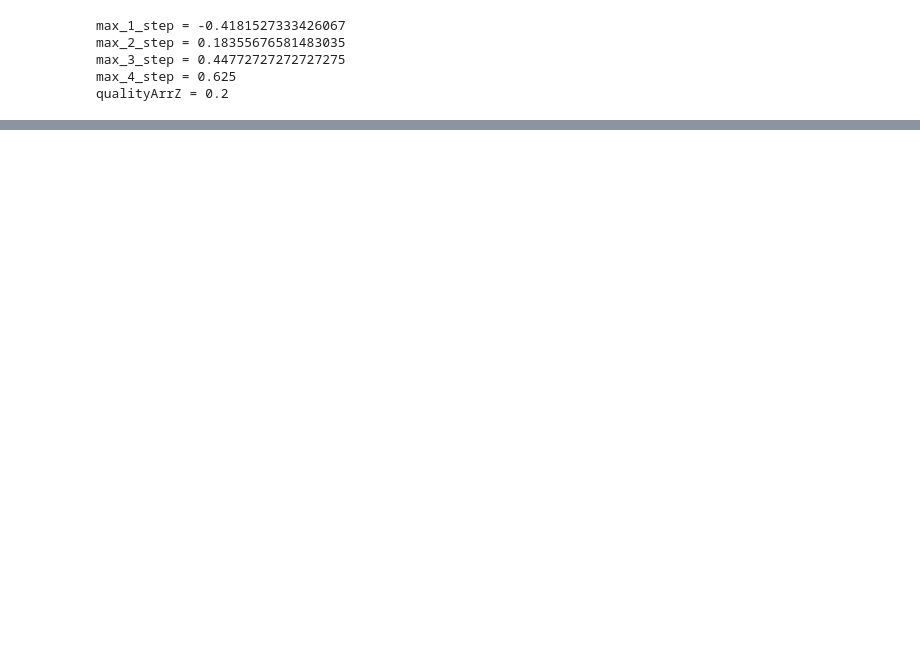
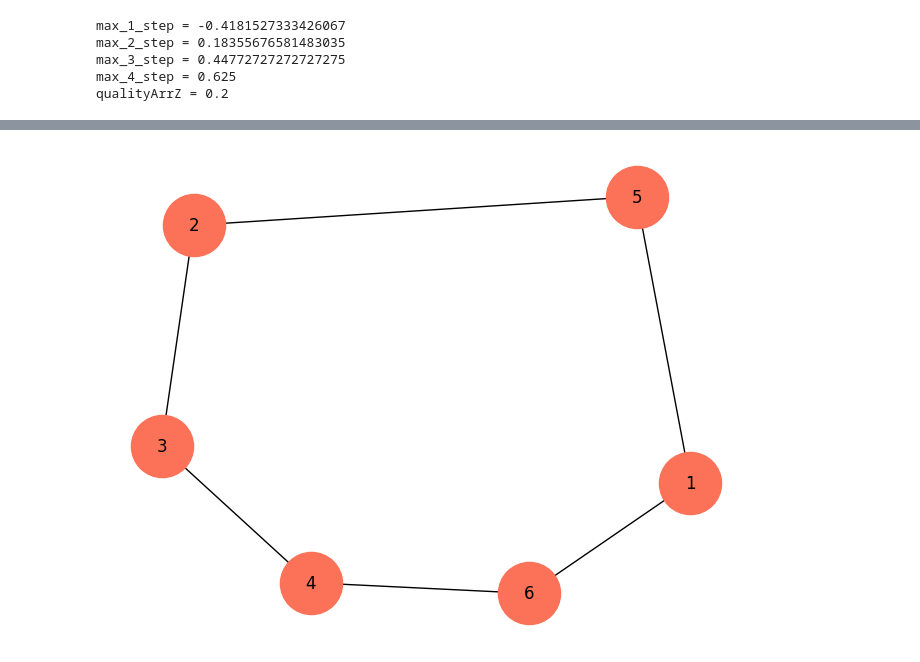
Before and after one commit to zina1t/-, a Jupyter notebook: Искусственный интеллект/Рабочая_тетрадь_6/Griaztsov_V_Workbook6.ipynb, the cells around one changed output, grey strips where cells are left out. Drawn from its saved outputs; the diff is of its cells as text; code cells hidden in the pictures; blank space fills up the shorter version.

```diff
--- a/Искусственный интеллект/Рабочая_тетрадь_6/Griaztsov_V_Workbook6.ipynb
+++ b/Искусственный интеллект/Рабочая_тетрадь_6/Griaztsov_V_Workbook6.ipynb
@@ -216,0 +303,87 @@ qualityArrZ = 0.2
+# %%
+# вычисление длины ребра
+def edgeLength(i, j, distances, roundTrip = True):
+    if roundTrip:
+        return max([(item[2] if (item[0] == i and item[1] == j) or (item[0] == i and item[1] == j) else -1) \
+                    for item in distances])
+    else:
+        return max([(item[2] if (item[0] == i and item[1] == j) else -1) \
+                    for item in distances])
+
+# вычисление длины маршрута
+def routeLength(V, distances):
+    edges = []
+
+    for i in range(len(V) - 1):
+        edges.append(edgeLength(V[i], V[i+1], distances))
+
+    return sum(edges)
+
+# одна перестановка в пути
+def routeOneReplacement(arrV, Z, replacementByName = True):
+    decrement = 1 if replacementByName else 0
+
+    arrV[Z[0] - decrement], arrV[Z[1] - decrement] = arrV[Z[1] - decrement], arrV[Z[0] - decrement]
+
+    return arrV
+
+# перестановки в пути
+def routeReplacement(V, Z):
+    for z in Z:
+        V = routeOneReplacement(V, z)
+    return V
+
+# выбор нужного пути методом отжига
+
+def chooseRoute(distances, V, Z, T, P):
+    sumLength = routeLength(V, distances) # нахождение длины пути
+    arrSum = [sumLength] # массив сумм длин
+
+    # циклы методом отжига
+    for i in range(len(Z)):
+        newV = routeOneReplacement(V[:], Z[i]) # новый маршрут после перестановки
+        newS = routeLength(newV, distances) # длина нового маршрута
+        arrSum.append(newS)
+        deltaS = newS - sumLength # разница между длиной нового и старого маршрутов
+
+        # в случае, если разница между длинами больше 0, то вычисляется вероятность
+        if deltaS > 0:
+            p = probabilty(deltaS, T) # подсчет вероятности
+
+            # если заданная вероятность попадает в интервал от 0 до p, то новый маршрут выбирается
+            if p > P[i]:
+                V = newV
+                sumLength = newS
+        else:
+            V = newV
+            sumLength = newS
+
+        T = reductTemp(T) # вычисление температуры
+
+    return V, arrSum
+
+# отрисовка графа по заданному маршруту
+
+def drawRouteGraph(distances, bestRoute):
+    newDistances = []
+    # прохождение по вектору
+    for i in range(len(bestRoute) - 1):
+        for distance in distances:
+            if distance[0] == bestRoute[i] and distance[1] == bestRoute[i+1] \
+            or distance[1] == bestRoute[i] and distance[0] == bestRoute[i+1]:
+                newDistances.append(distance)
+
+    graph = nx.Graph()
+    graph.add_weighted_edges_from(newDistances)
+
+    nx.draw_kamada_kawai(graph, node_color = '#fb7258', node_size = 2000, with_labels = True)
+
+
+bestRoute, arrLength = chooseRoute(distances, V, Z, T, P)
+
+print(f'Лучший выбранный маршрут: {bestRoute}')
+print(f'Длина лучшего выбранного маршрута: {routeLength(bestRoute, distances)}')
+print(f'Длины всех рассмотренных маршрутов: {arrLength}')
+
+drawRouteGraph(distances, bestRoute)
+# %% [output]
@@ -216,0 +393 @@ qualityArrZ = 0.2
+[figure, added]
```
Also changed, not shown: parts of 9 cells of this notebook, 3 other files.
